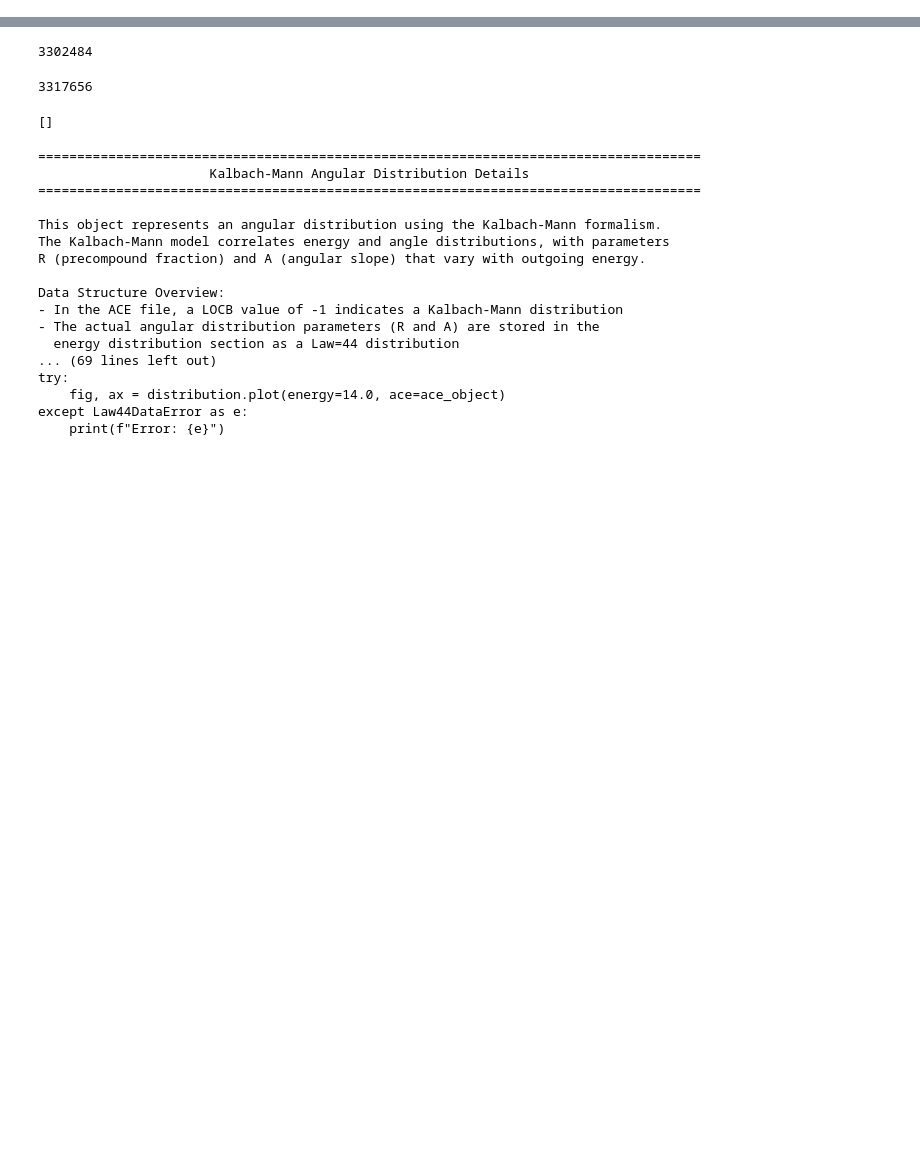
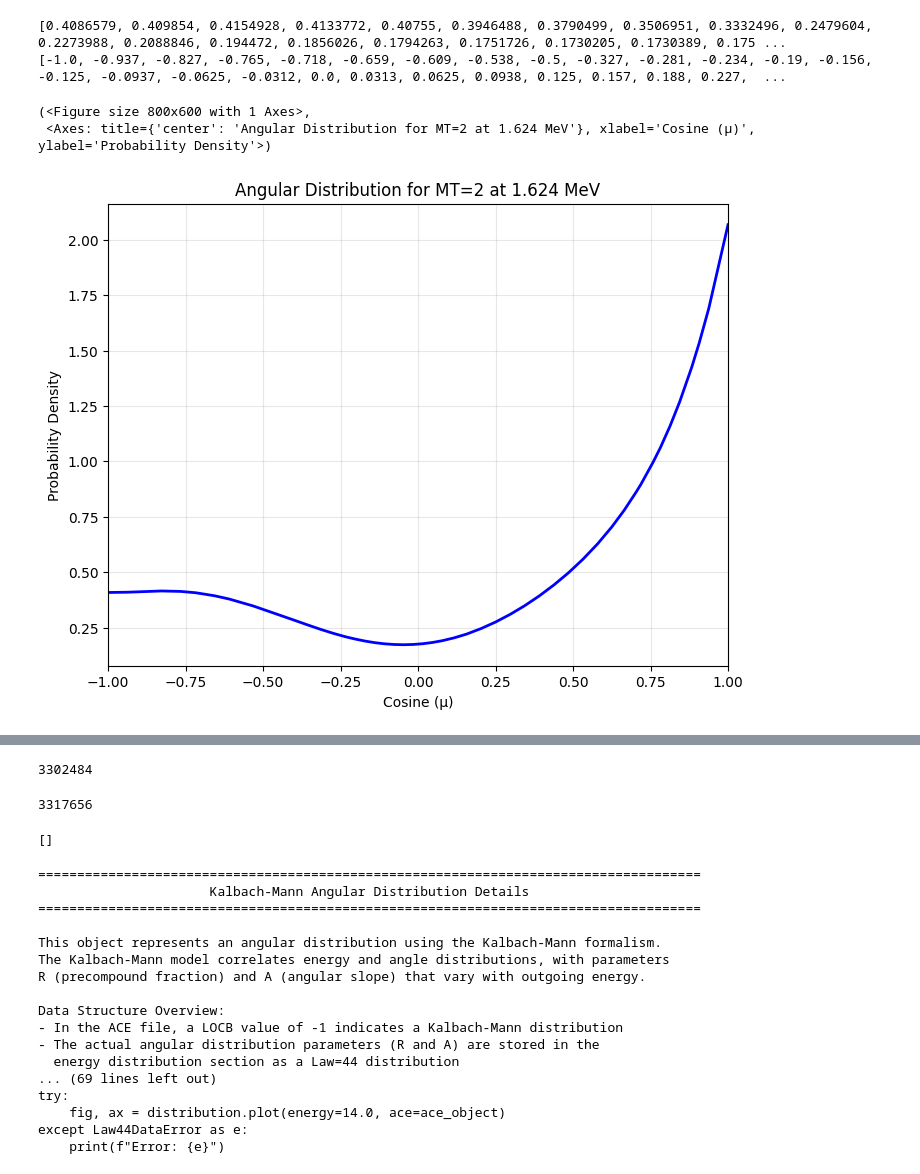
Before and after one commit to monleon96/kika, a Jupyter notebook: mcnpy/ace/test.ipynb, the cells around one changed output, grey strips where cells are left out. Saved outputs shown, nothing was run; the diff lists cells and outputs as text; code cells hidden in the pictures; blank space fills up the shorter version.

Commit message:
Enhances angular distribution classes for better user experienced

```diff
--- a/mcnpy/ace/test.ipynb
+++ b/mcnpy/ace/test.ipynb
@@ -52,0 +53,13 @@ distribution that describes the probability of scattering at different angles.
+# %%
+print(ace.angular_distributions.elastic.pdf[3000])
+print(ace.angular_distributions.elastic.cosine_grid[3000])
+# %% [output]
+[0.4086579, 0.409854, 0.4154928, 0.4133772, 0.40755, 0.3946488, 0.3790499, 0.3506951, 0.3332496, 0.2479604, 0.2273988, 0.2088846, 0.194472, 0.1856026, 0.1794263, 0.1751726, 0.1730205, 0.1730389, 0.175 ...
+[-1.0, -0.937, -0.827, -0.765, -0.718, -0.659, -0.609, -0.538, -0.5, -0.327, -0.281, -0.234, -0.19, -0.156, -0.125, -0.0937, -0.0625, -0.0312, 0.0, 0.0313, 0.0625, 0.0938, 0.125, 0.157, 0.188, 0.227,  ...
+# %%
+ene = ace.angular_distributions.elastic.energies
+ace.angular_distributions.elastic.plot(energy=ene[3000])
+# %% [output]
+(<Figure size 800x600 with 1 Axes>,
+ <Axes: title={'center': 'Angular Distribution for MT=2 at 1.624 MeV'}, xlabel='Cosine (μ)', ylabel='Probability Density'>)
+[figure, added]
```
Also changed, not shown: parts of 16 cells of this notebook, 6 other files.
